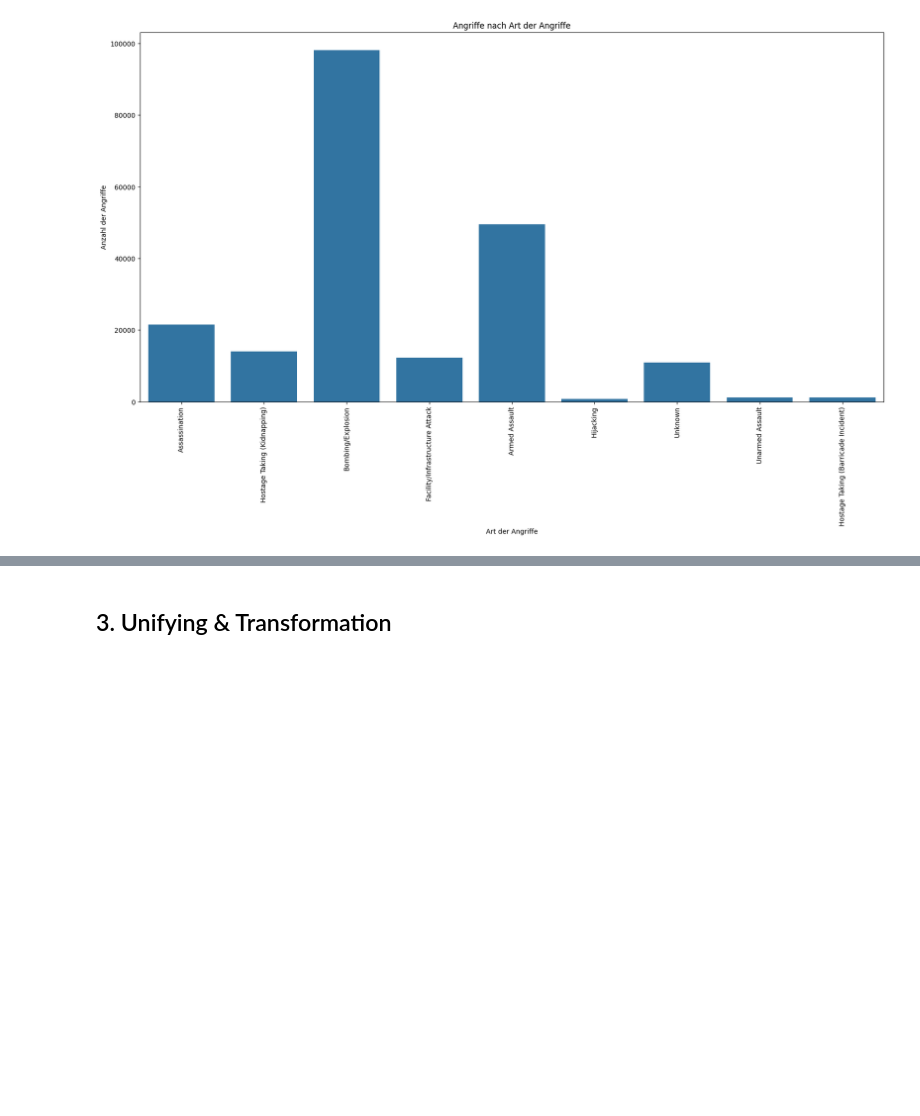
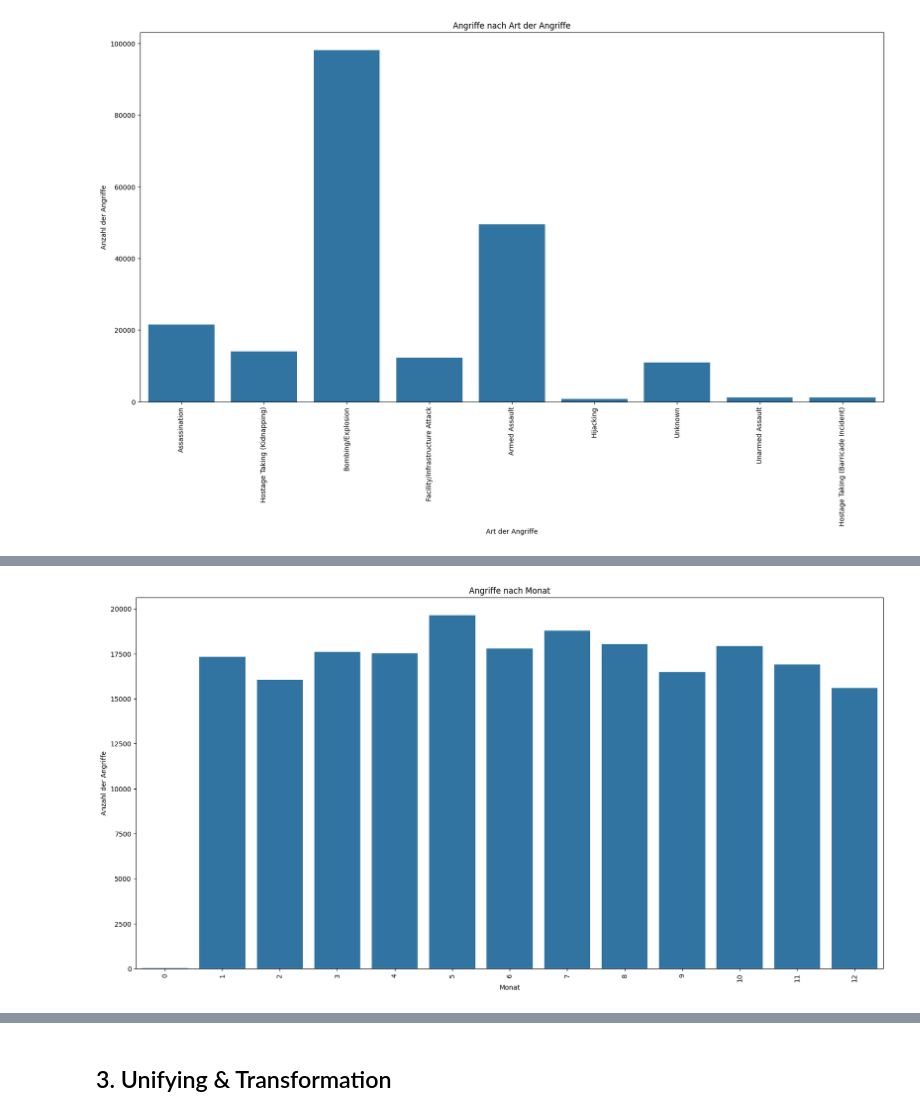
Before and after one commit to rieseflo/GTD, a Jupyter notebook: GTD.ipynb, the cells around one changed output, grey strips where cells are left out. Saved outputs shown, nothing was run; the diff lists cells and outputs as text; code cells hidden in the pictures; blank space fills up the shorter version.

```diff
--- a/GTD.ipynb
+++ b/GTD.ipynb
@@ -143,0 +155,11 @@ plt.show()
+# %%
+# Angriffe nach Monat
+plt.figure(figsize=(20,10))
+sns.countplot(x='imonth', data=df)
+plt.title('Angriffe nach Monat')
+plt.xlabel('Monat')
+plt.ylabel('Anzahl der Angriffe')
+plt.xticks(rotation=90)
+plt.show()
+# %% [output]
+[figure, added]
```
Also changed, not shown: parts of 4 cells of this notebook.
